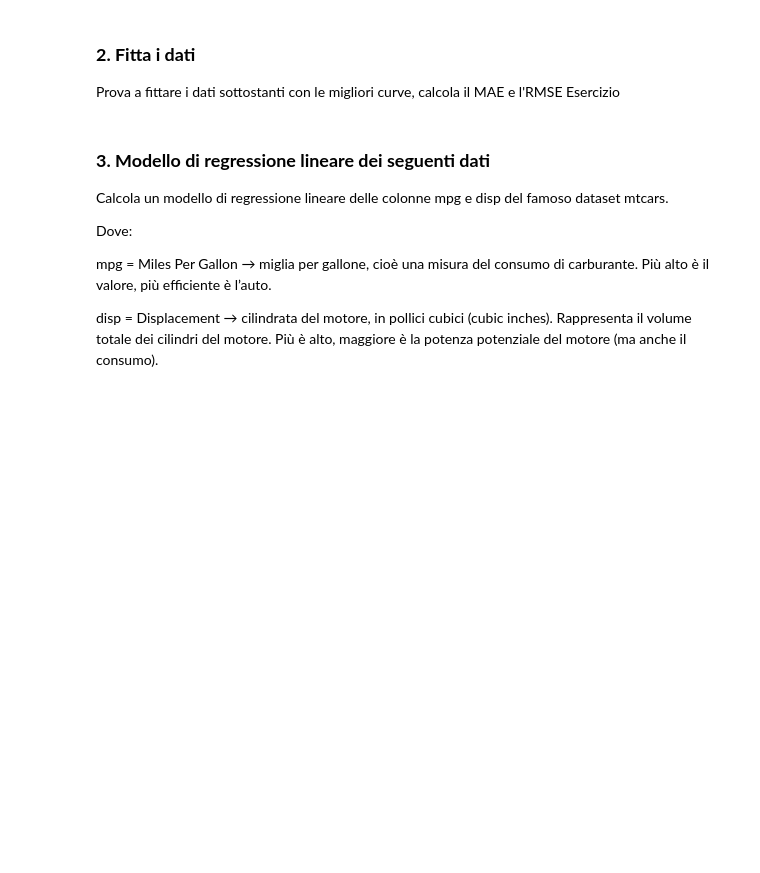
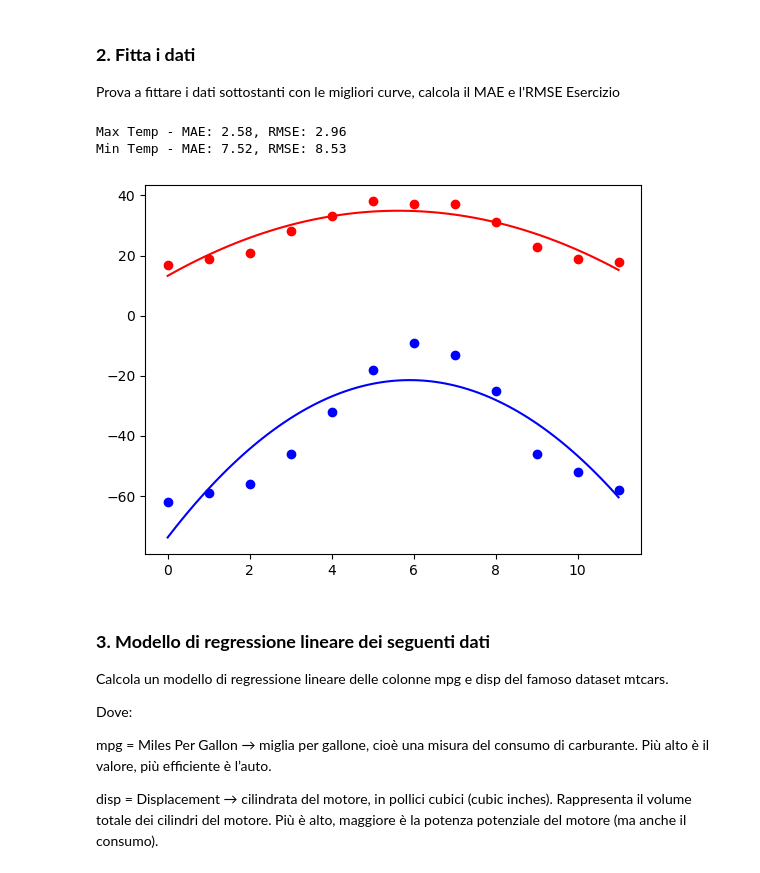
Before and after one commit to Marin-Account-22/ProgrammingLab, a Jupyter notebook: Modulo_2/7.4_esercizi_lez7.ipynb, the cells around one changed output. Drawn from its saved outputs; the diff is of its cells as text; code cells hidden in the pictures; blank space fills up the shorter version.

```diff
--- a/Modulo_2/7.4_esercizi_lez7.ipynb
+++ b/Modulo_2/7.4_esercizi_lez7.ipynb
@@ -29,3 +46,30 @@ import matplotlib.pyplot as plt
+# %%
+import numpy as np
+temp_max = np.array([17, 19, 21, 28, 33, 38, 37, 37, 31, 23, 19, 18])
+temp_min = np.array([-62, -59, -56, -46, -32, -18, -9, -13, -25, -46, -52, -58])
+import matplotlib.pyplot as plt
+
+mesi=np.arange(12)
+coeff_max=np.polyfit(mesi, temp_max, 2)
+coeff_min=np.polyfit(mesi, temp_min, 2)
+fit_max=np.polyval(coeff_max, mesi)
+fit_min=np.polyval(coeff_min, mesi)
+mae_max=np.mean(np.abs(temp_max - fit_max))
+rmse_max=np.sqrt(np.mean((temp_max - fit_max)**2))
+mae_min=np.mean(np.abs(temp_min - fit_min))
+rmse_min=np.sqrt(np.mean((temp_min - fit_min)**2))
+print(f"Max Temp - MAE: {mae_max:.2f}, RMSE: {rmse_max:.2f}")
+print(f"Min Temp - MAE: {mae_min:.2f}, RMSE: {rmse_min:.2f}")
+x_smooth=np.linspace(0, 11, 100)
+plt.plot(mesi, temp_max, 'ro')
+plt.plot(x_smooth, np.polyval(coeff_max, x_smooth), 'r-')
+plt.plot(mesi, temp_min, 'bo')
+plt.plot(x_smooth, np.polyval(coeff_min, x_smooth), 'b-')
+plt.show()
+# %% [output]
+Max Temp - MAE: 2.58, RMSE: 2.96
+Min Temp - MAE: 7.52, RMSE: 8.53
+[figure, added]
 # %% [markdown]
 ### **3. Modello di regressione lineare dei seguenti dati**
 
```
Also changed, not shown: parts of 5 cells of this notebook, 7 other files.
